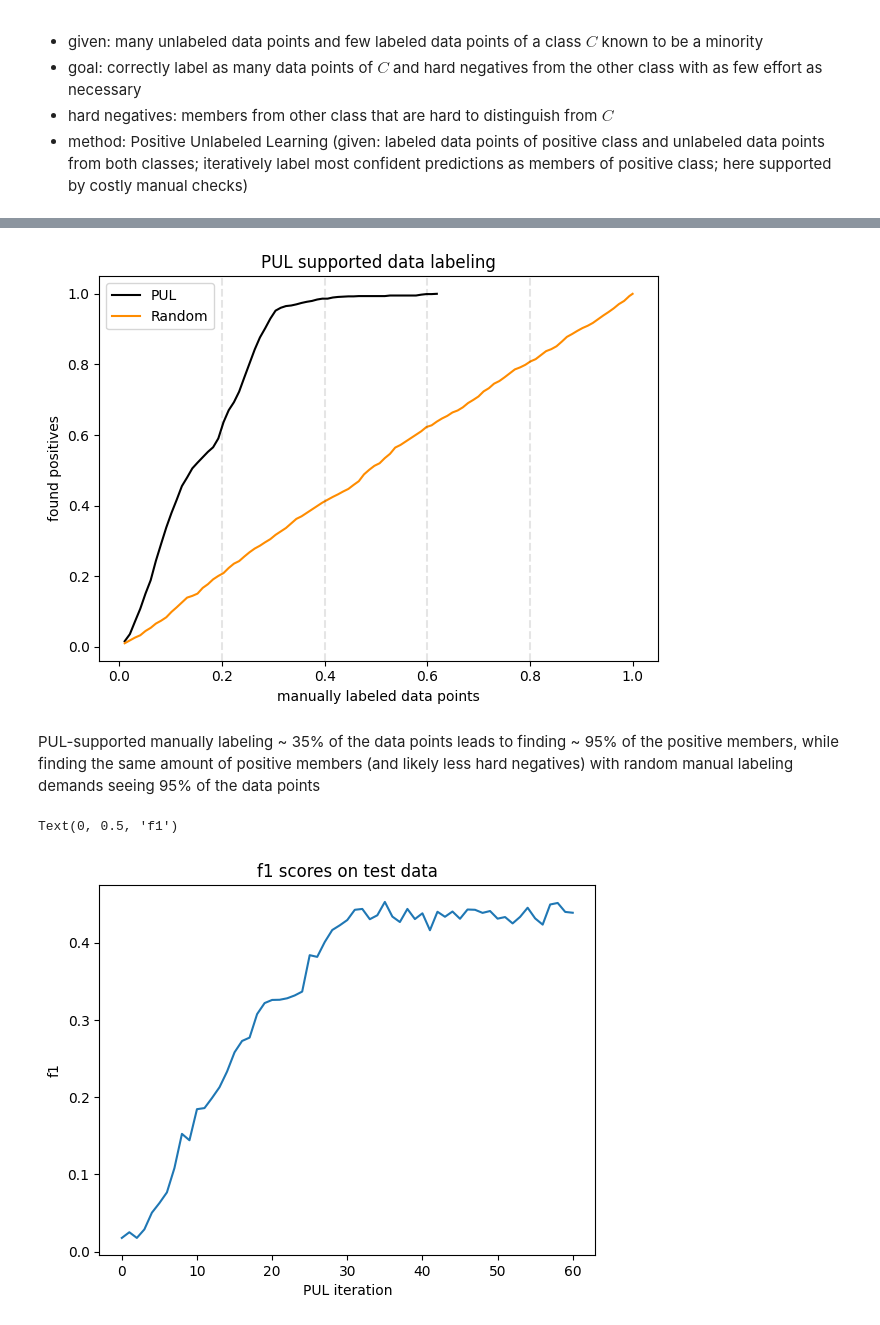
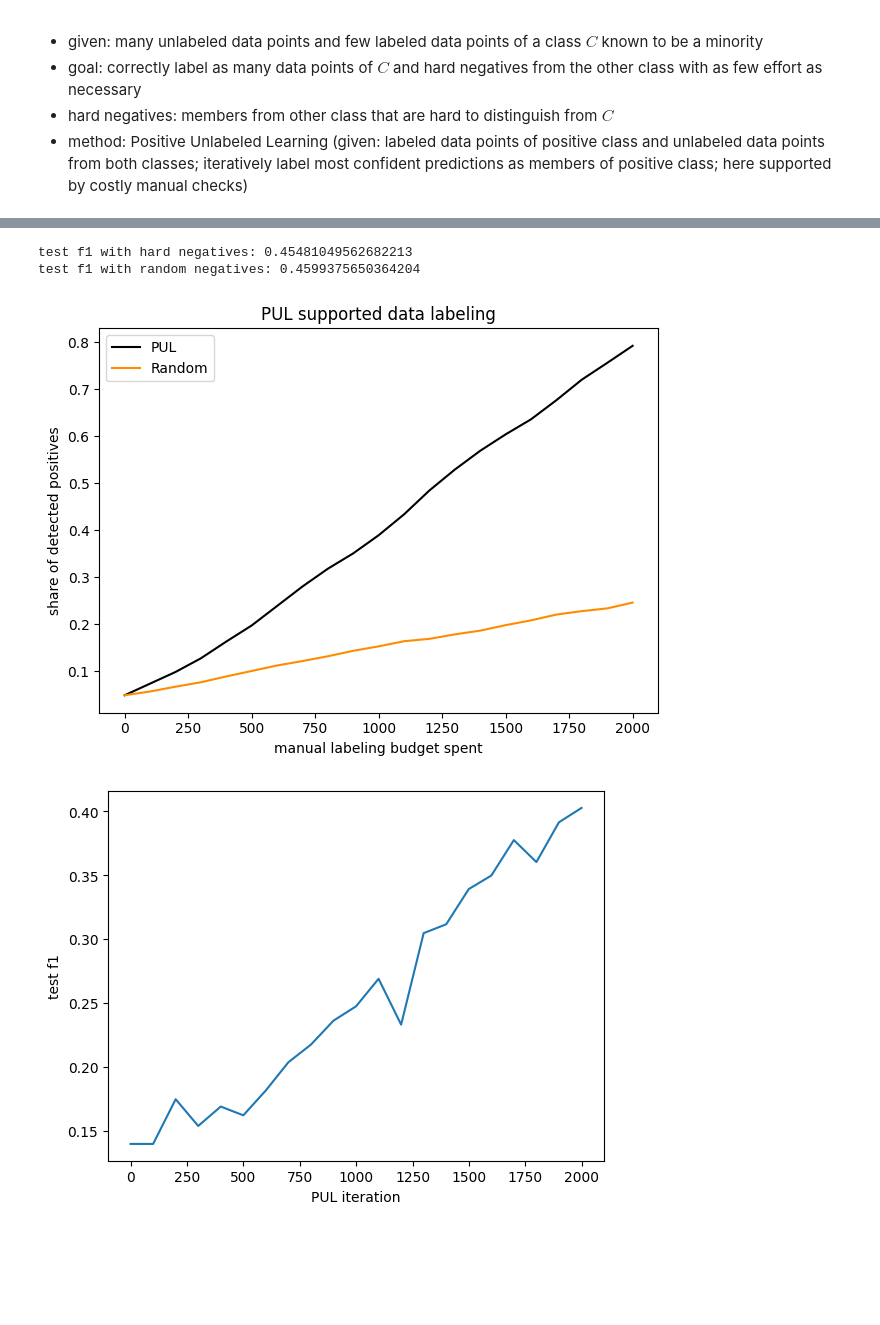
Before and after one commit to MilanKalkenings/small_machine_learning_projects, a Jupyter notebook: src/PUL_supported_data_labeling.ipynb, the cells around one changed output, grey strips where cells are left out. Saved outputs shown, nothing was run; the diff lists cells and outputs as text; code cells hidden in the pictures; blank space fills up the shorter version.

```diff
--- a/src/PUL_supported_data_labeling.ipynb
+++ b/src/PUL_supported_data_labeling.ipynb
@@ -75,0 +61,4 @@ print(pos_finds)
+# %%
+lookahead = 3  # lookahead iterations to (fuzzily) determine, if a set of pseudolabels is correct
+budget = 2000  # amount of data points that can be labeled given time & cost limitations
+n_forward = 100  # number of data ponts to be labeled per iteration
@@ -76,2 +115,22 @@ print(pos_finds)
+# %%
+# impact of hard negatives
+ids_hn_pos = list(np.where(y_train == 1)[0]) + ids_neg
+y_train_hn_pos = y_train[ids_hn_pos]
+x_train_hn_pos = x_train[ids_hn_pos]
+clf = XGBClassifier()
+clf.fit(x_train_hn_pos, y_train_hn_pos)
+print("test f1 with hard negatives:", f1_score(y_true=y_test, y_pred=clf.predict(x_test)))
+
+# using random negatives as baseline
+ids_rn_pos = list(np.where(y_train == 1)[0]) + list(np.where(y_train == 0)[0])[:len(ids_neg)]
+y_train_rn_pos = y_train[ids_rn_pos]
+x_train_rn_pos = x_train[ids_rn_pos]
+clf = XGBClassifier()
+clf.fit(x_train_rn_pos, y_train_rn_pos)
+print("test f1 with random negatives:", f1_score(y_true=y_test, y_pred=clf.predict(x_test)))
+# -> hard negatives lead to improved f1 with budget << len(data_set)
+# %% [output]
+test f1 with hard negatives: 0.45481049562682213
+test f1 with random negatives: 0.4599375650364204
 # %%
 # random run for comparison
@@ -109,53 +155,43 @@ for i in range(n_iters):
         break
 # %%
-import matplotlib.pyplot as plt
-
+# plot
 
 # random baseline
 manual_checks_random_cumul = [manual_checks_random[0]]
 for i in range(1, len(manual_checks_random)):
     manual_checks_random_cumul.append(manual_checks_random_cumul[i - 1] + manual_checks_random[i])
-max_manual_checks = max(manual_checks_random_cumul)
-manual_checks_random_cumul = [i / max_manual_checks for i in manual_checks_random_cumul]
+manual_checks_random_cumul = [i for i in manual_checks_random_cumul]
 
 pos_finds_random_cumul = [pos_finds_random[0]]
 for i in range(1, len(pos_finds_random)):
     pos_finds_random_cumul.append(pos_finds_random_cumul[i - 1] + pos_finds_random[i])
-pos_finds_random_cumul = [i / max(pos_finds_random_cumul) for i in pos_finds_random_cumul]
+pos_finds_random_cumul = [i / y_gt_train.sum() for i in pos_finds_random_cumul]
 
 
 # proposed method
 manual_checks_cumul = [manual_checks[0]]
 for i in range(1, len(manual_checks)):
     manual_checks_cumul.append(manual_checks_cumul[i - 1] + manual_checks[i])
-manual_checks_cumul = [i / max_manual_checks for i in manual_checks_cumul]
+manual_checks_cumul = [i for i in manual_checks_cumul]
 
 pos_finds_cumul = [pos_finds[0]]
 for i in range(1, len(pos_finds)):
     pos_finds_cumul.append(pos_finds_cumul[i - 1] + pos_finds[i])
-pos_finds_cumul = [i / max(pos_finds_cumul) for i in pos_finds_cumul]
+pos_finds_cumul = [i / y_gt_train.sum() for i in pos_finds_cumul]
 
 plt.plot(manual_checks_cumul, pos_finds_cumul, label="PUL", c="black")
 plt.plot(manual_checks_random_cumul, pos_finds_random_cumul, label="Random", c="darkorange")
-plt.xlabel("manually labeled data points")
-plt.ylabel("found positives")
+plt.xlabel("manual labeling budget spent")
+plt.ylabel("share of detected positives")
 plt.title("PUL supported data labeling")
-plt.axvline(x=0.2, color='black', alpha=0.1, linestyle='--')
-plt.axvline(x=0.4, color='black', alpha=0.1, linestyle='--')
-plt.axvline(x=0.6, color='black', alpha=0.1, linestyle='--')
-plt.axvline(x=0.8, color='black', alpha=0.1, linestyle='--')
 plt.legend()
 plt.tight_layout()
 # %% [output]
-[figure, old version]
+[figure, new version]
-# %% [markdown]
-PUL-supported manually labeling ~ 35% of the data points leads to finding ~ 95% of the positive members,
-while finding the same amount of positive members (and likely less hard negatives) with random manual labeling demands seeing 95% of the data points
 # %%
-plt.plot(range(len(f1s)), f1s)
-plt.title("f1 scores on test data")
+plt.plot([manual_checks_cumul[i] - pos_finds_cumul[i] for i in range(len(manual_checks))], f1s)
 plt.xlabel("PUL iteration")
-plt.ylabel("f1")
+plt.ylabel("test f1")
+plt.show()
 # %% [output]
-Text(0, 0.5, 'f1')
-[figure, old version]
+[figure, new version]
```
Also changed, not shown: parts of 6 cells of this notebook.
